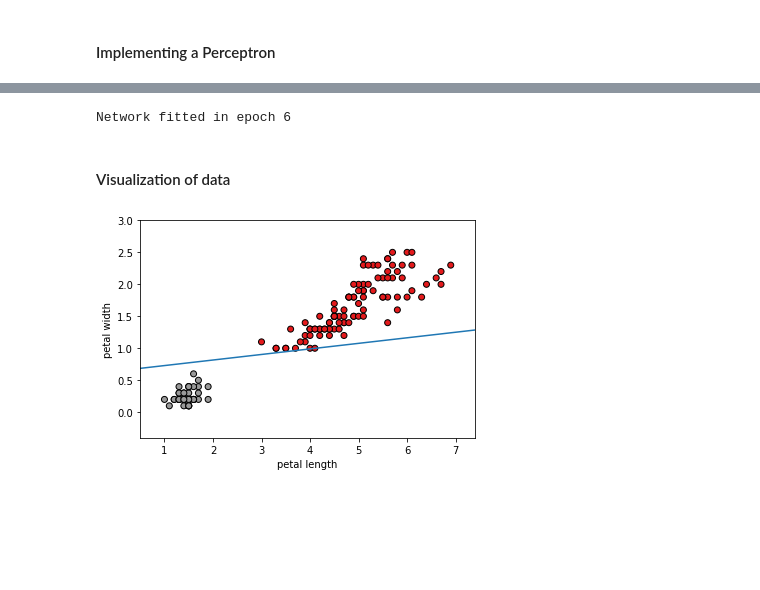
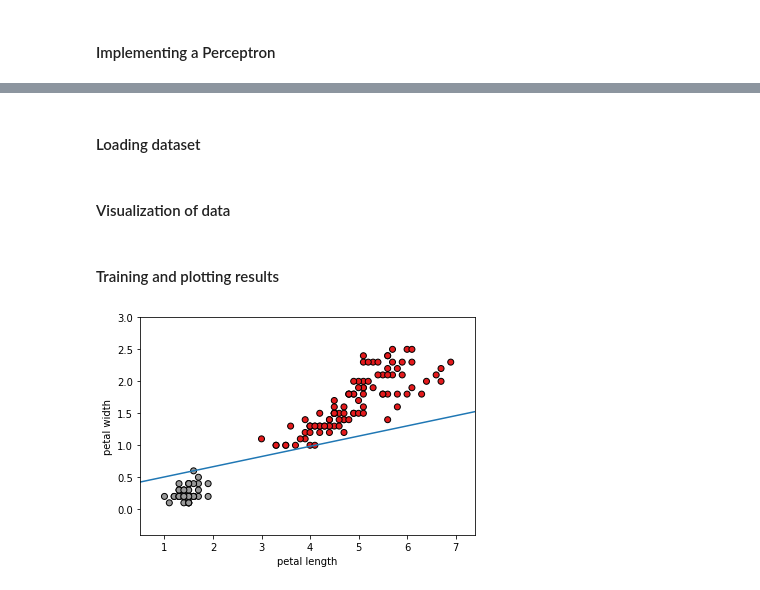
Before and after one commit to witekbobrowski/Academic, a Jupyter notebook: machine-learning-summer-2018/perceptron.ipynb, the cells around one changed output, grey strips where cells are left out. Saved outputs shown, nothing was run; the diff lists cells and outputs as text; code cells hidden in the pictures; blank space fills up the shorter version.

```diff
--- a/machine-learning-summer-2018/perceptron.ipynb
+++ b/machine-learning-summer-2018/perceptron.ipynb
@@ -58,34 +54,34 @@ class Perceptron:
+# %% [markdown]
+#### Loading dataset
 # %%
 iris = load_iris()
 X = iris.data[:, (2, 3)]  # use only petal length and petal width
 y = (iris.target == 0).astype(np.int) # check only if it's an Iris-Setosa (1), or no (0)
-
-rand_weights = [(2 * np.random.random()) - 1 for _ in range(2)]
-rand_bias = 2 * np.random.random() - 1
-
-network = Perceptron(rand_weights, rand_bias)
-network.fit(X, y)
-# %% [output]
-Network fitted in epoch 6
 # %% [markdown]
 #### Visualization of data
 # %%
-x_min, x_max = X[:, 0].min() - .5, X[:, 0].max() + .5
-y_min, y_max = X[:, 1].min() - .5, X[:, 1].max() + .5
+def plot_iris(slope, offset):
+    x_min, x_max = X[:, 0].min() - .5, X[:, 0].max() + .5
+    y_min, y_max = X[:, 1].min() - .5, X[:, 1].max() + .5
 
-slope = -(network.weights[0]/network.weights[1])
-offset = -network.bias/network.weights[1]
-plt.plot([x_min, x_max], [slope*x_min + offset, slope*x_max + offset])
-
-plt.figure(1, figsize=(8, 6))
-
-plt.scatter(X[:, 0], X[:, 1], c=y, cmap=plt.cm.Set1, edgecolor='black')
-plt.xlabel('petal length')
-plt.ylabel('petal width')
-
-plt.xlim(x_min, x_max)
-plt.ylim(y_min, y_max)
-
-plt.show()
+    plt.plot([x_min, x_max], [slope*x_min + offset, slope*x_max + offset])
+    plt.figure(1, figsize=(8, 6))
+    plt.scatter(X[:, 0], X[:, 1], c=y, cmap=plt.cm.Set1, edgecolor='black')
+    plt.xlabel('petal length')
+    plt.ylabel('petal width')
+    plt.xlim(x_min, x_max)
+    plt.ylim(y_min, y_max)
+    plt.show()
-# %% [output]
-[figure, removed]
+# %% [markdown]
+#### Training and plotting results
+# %%
+rand_weights = [(2 * np.random.random()) - 1 for _ in range(2)]
+
+network = Perceptron(rand_weights)
+network.fit(X, y)
+slope = -(network.weights[0]/network.weights[1])
+offset = -network.bias/network.weights[1]
+
+plot_iris(slope, offset)
+# %% [output]
+[figure, added]
```
Also changed, not shown: parts of 5 cells of this notebook, 1 other file.
